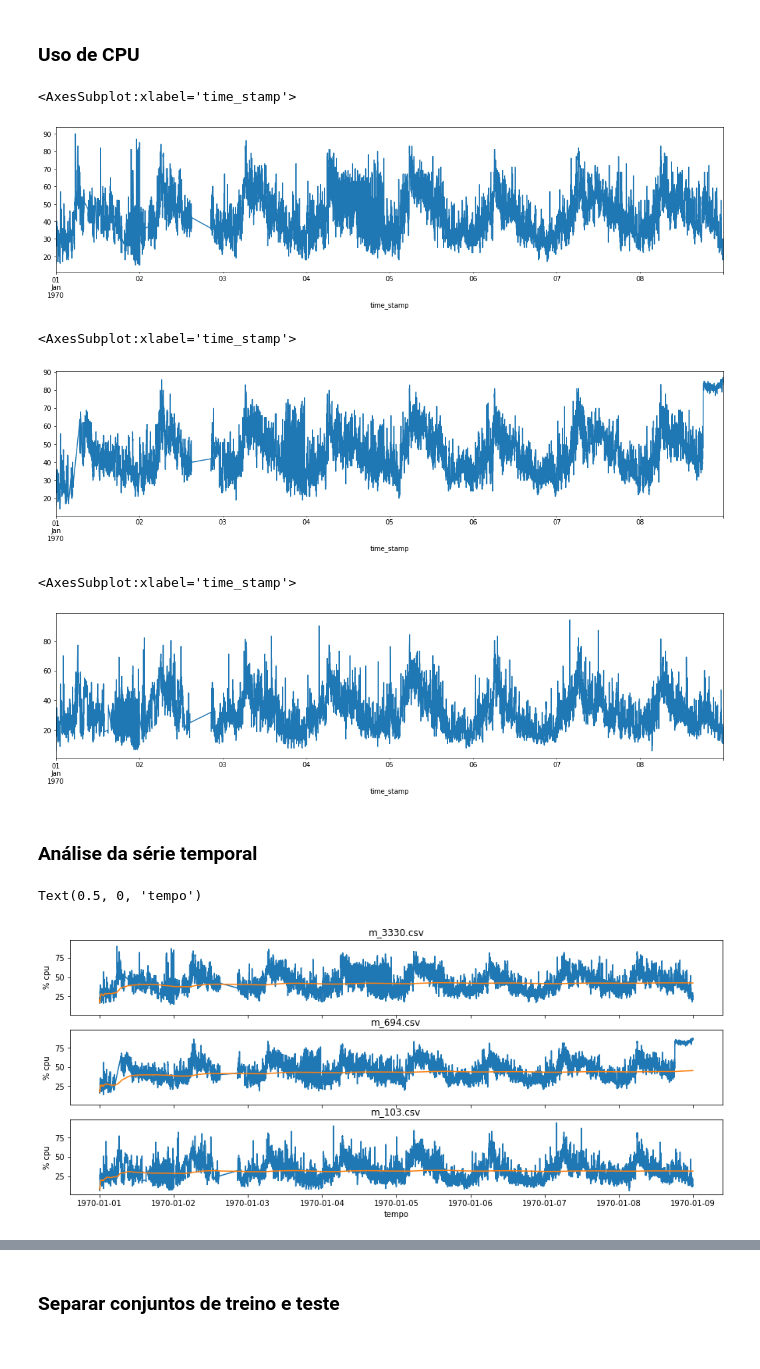
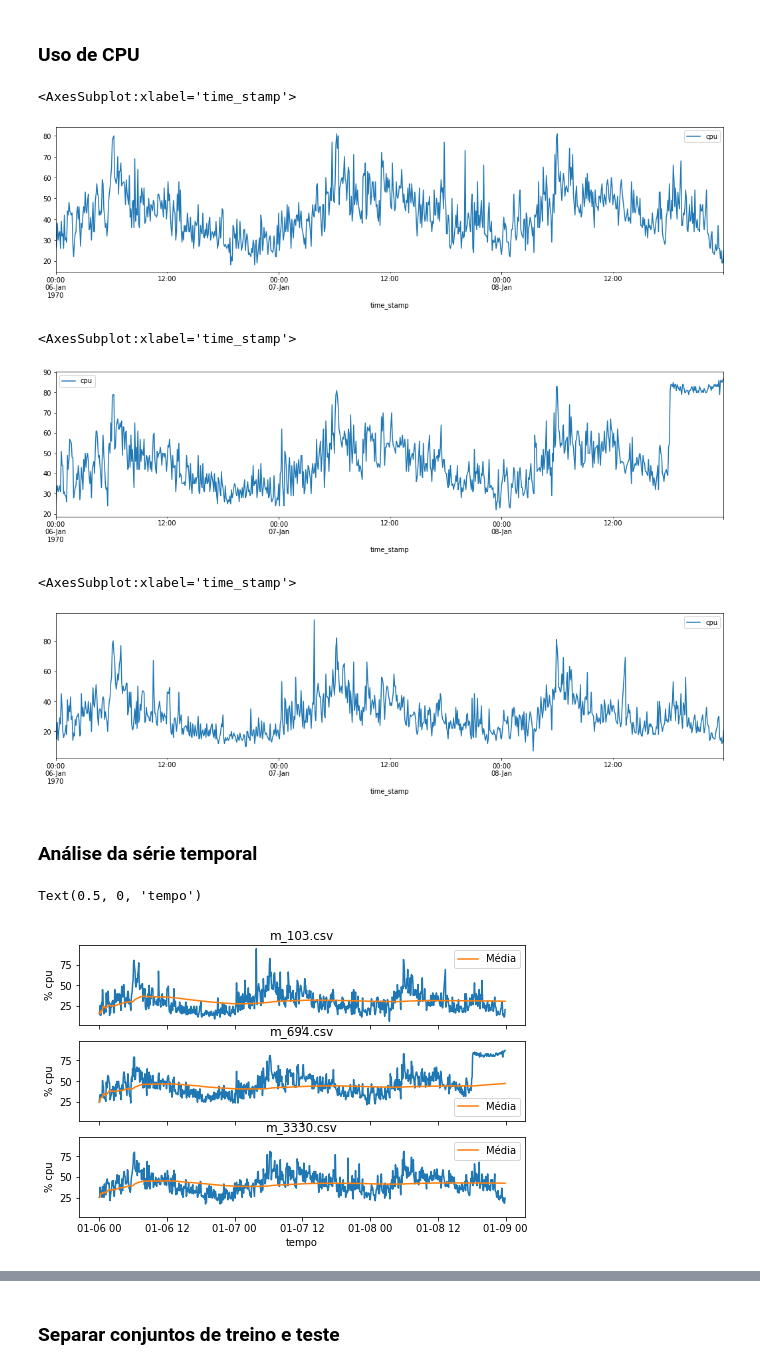
Before and after one commit to dssantos/cloud-predict, a Jupyter notebook: Dataset.ipynb, the cells around one changed output, grey strips where cells are left out. Saved outputs shown, nothing was run; the diff lists cells and outputs as text; code cells hidden in the pictures.

```diff
--- a/Dataset.ipynb
+++ b/Dataset.ipynb
@@ -13,7 +13,8 @@ from statsmodels.tsa.stattools import adfuller
 # %% [markdown]
 ### Conjunto de dados
 # %%
-# Carrega o conjunto de dados 'm_3330.csv' e ajusta o intervalo de tempo em 1 minuto
+# Carrega o conjunto de dados, ajusta o intervalo de tempo em 5 minuto
+# e retorna os registros de CPU dos últimos 3 dias
 
 def dataframe(file):
     df = pd.read_csv(file,
@@ -21,9 +22,11 @@ def dataframe(file):
                           'mkpi', 'net_in', 'net_out', 'disk_io_percent'])
     df.time_stamp = pd.to_datetime(df.time_stamp, unit='s')
     df.set_index('time_stamp', inplace=True)
-    df = df.resample('1min').interpolate()
-    return df
+    df = df.resample('5min').interpolate()
+    df = df[-12*24*3:] # 5min * 12 * 24 * 3 = 3 days
 
+    return df[['cpu']]
+
+workload103 = dataframe('m_103.csv')
+workload694 = dataframe('m_694.csv')
 workload3330 = dataframe('m_3330.csv')
-workload694 = dataframe('m_694.csv')
-workload103 = dataframe('m_103.csv')
@@ -30,20 +84,20 @@ workload103 = dataframe('m_103.csv')
 # %% [markdown]
 ### Uso de CPU
 # %%
-workload3330['cpu'].plot(figsize=(18,4))
+workload3330.plot(figsize=(18,4))
 # %% [output]
 <AxesSubplot:xlabel='time_stamp'>
-[figure, old version]
+[figure, new version]
 # %%
-workload694['cpu'].plot(figsize=(18,4))
+workload694.plot(figsize=(18,4))
 # %% [output]
 <AxesSubplot:xlabel='time_stamp'>
-[figure, old version]
+[figure, new version]
 # %%
-workload103['cpu'].plot(figsize=(18,4))
+workload103.plot(figsize=(18,4))
 # %% [output]
 <AxesSubplot:xlabel='time_stamp'>
-[figure, old version]
+[figure, new version]
 # %% [markdown]
 ### Análise da série temporal
 # %%
@@ -53,24 +107,26 @@ workload3330['mean'] = [np.mean(workload3330.cpu[:x]) for x in range(len(workloa
 workload694['mean'] = [np.mean(workload694.cpu[:x]) for x in range(len(workload694.cpu))]
 workload103['mean'] = [np.mean(workload103.cpu[:x]) for x in range(len(workload103.cpu))]
 # %%
-fig, axs = plt.subplots(3, sharex=True, sharey=True, figsize=(15,6))
-workload = workload3330
-axs[0].set_title('m_3330.csv')
-axs[0].plot(workload3330['cpu'])
-axs[0].plot(workload3330['mean'])
+fig, axs = plt.subplots(3, sharex=True, sharey=True, figsize=(8,5))
+axs[0].set_title('m_103.csv')
+axs[0].plot(workload103['cpu'])
+axs[0].plot(workload103['mean'], label="Média")
 axs[0].set(ylabel="% cpu")
+axs[0].legend()
 axs[1].set_title('m_694.csv')
 axs[1].plot(workload694['cpu'])
-axs[1].plot(workload694['mean'])
+axs[1].plot(workload694['mean'], label="Média")
 axs[1].set(ylabel="% cpu")
-axs[2].set_title('m_103.csv')
-axs[2].plot(workload103['cpu'])
-axs[2].plot(workload103['mean'])
+axs[1].legend()
+axs[2].set_title('m_3330.csv')
+axs[2].plot(workload3330['cpu'])
+axs[2].plot(workload3330['mean'], label="Média")
 axs[2].set(ylabel="% cpu")
+axs[2].legend()
 plt.xlabel('tempo')
 # %% [output]
 Text(0.5, 0, 'tempo')
-[figure, old version]
+[figure, new version]
 # %%
 # Usando o teste Augmented Dickey-Fuller para obter o Valor-P
 # O método adfuller retorna uma tupla cujo segundo item é o Valor-P
```
Also changed, not shown: parts of 6 cells of this notebook.
